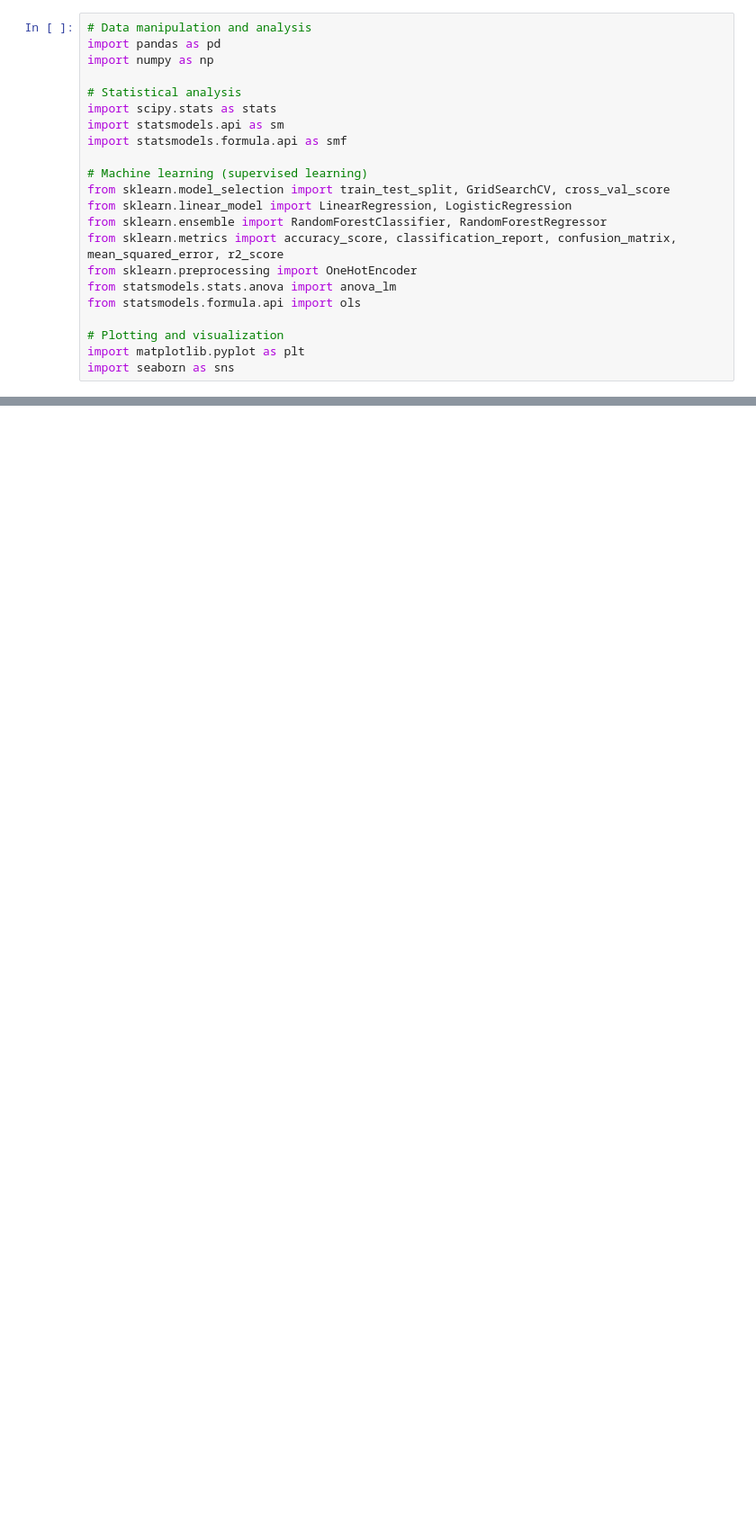
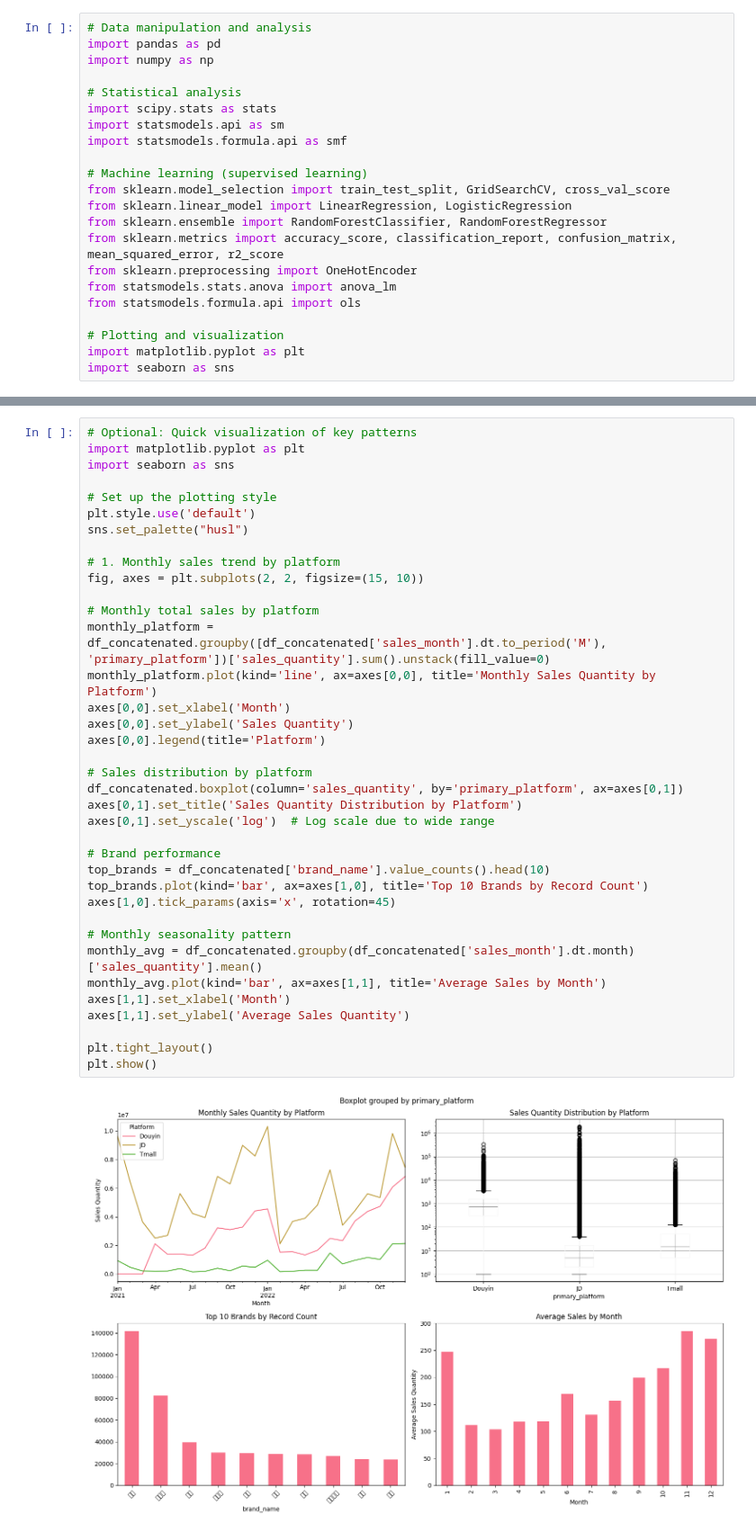
Before and after one commit to Victorvv-1024/mingyin, a Jupyter notebook: full_data_prediction.ipynb, the cells around one changed output, grey strips where cells are left out. Shown: that part at 90% size. Cells and saved outputs as stored; diff of their text form; blank space fills up the shorter version.

```diff
--- a/full_data_prediction.ipynb
+++ b/full_data_prediction.ipynb
@@ -57,0 +228,39 @@ KeyError: 'month'
+# %%
+# Optional: Quick visualization of key patterns
+import matplotlib.pyplot as plt
+import seaborn as sns
+
+# Set up the plotting style
+plt.style.use('default')
+sns.set_palette("husl")
+
+# 1. Monthly sales trend by platform
+fig, axes = plt.subplots(2, 2, figsize=(15, 10))
+
+# Monthly total sales by platform
+monthly_platform = df_concatenated.groupby([df_concatenated['sales_month'].dt.to_period('M'), 'primary_platform'])['sales_quantity'].sum().unstack(fill_value=0)
+monthly_platform.plot(kind='line', ax=axes[0,0], title='Monthly Sales Quantity by Platform')
+axes[0,0].set_xlabel('Month')
+axes[0,0].set_ylabel('Sales Quantity')
+axes[0,0].legend(title='Platform')
+
+# Sales distribution by platform
+df_concatenated.boxplot(column='sales_quantity', by='primary_platform', ax=axes[0,1])
+axes[0,1].set_title('Sales Quantity Distribution by Platform')
+axes[0,1].set_yscale('log')  # Log scale due to wide range
+
+# Brand performance
+top_brands = df_concatenated['brand_name'].value_counts().head(10)
+top_brands.plot(kind='bar', ax=axes[1,0], title='Top 10 Brands by Record Count')
+axes[1,0].tick_params(axis='x', rotation=45)
+
+# Monthly seasonality pattern
+monthly_avg = df_concatenated.groupby(df_concatenated['sales_month'].dt.month)['sales_quantity'].mean()
+monthly_avg.plot(kind='bar', ax=axes[1,1], title='Average Sales by Month')
+axes[1,1].set_xlabel('Month')
+axes[1,1].set_ylabel('Average Sales Quantity')
+
+plt.tight_layout()
+plt.show()
+# %% [output]
+[figure, added]
```
Also changed, not shown: parts of 19 cells of this notebook.
